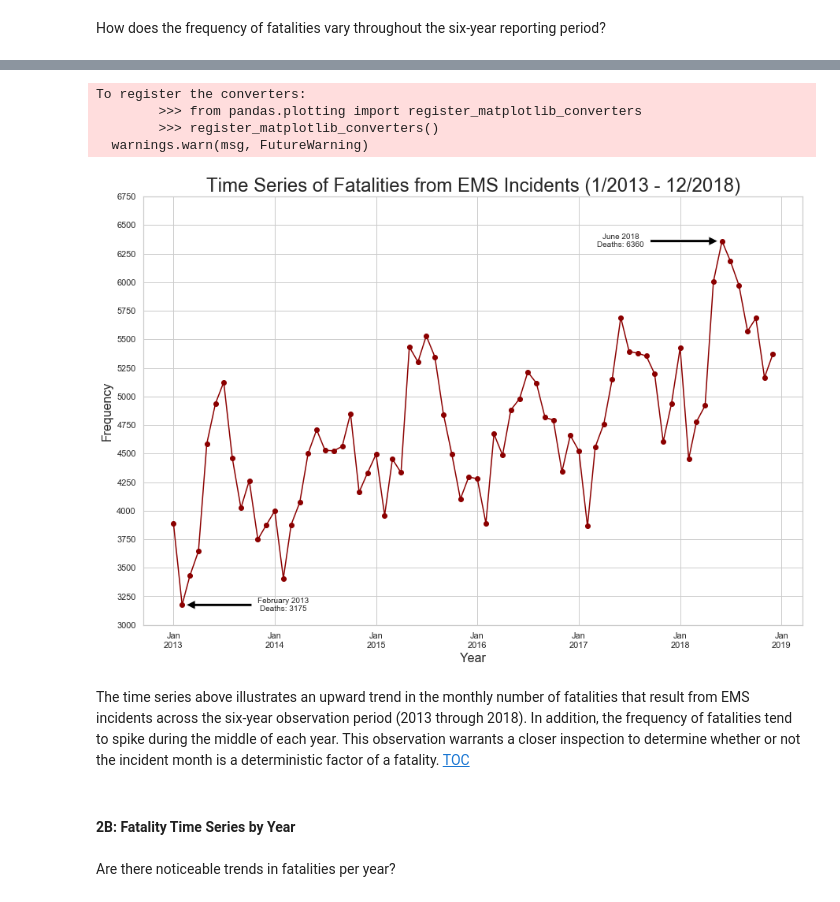
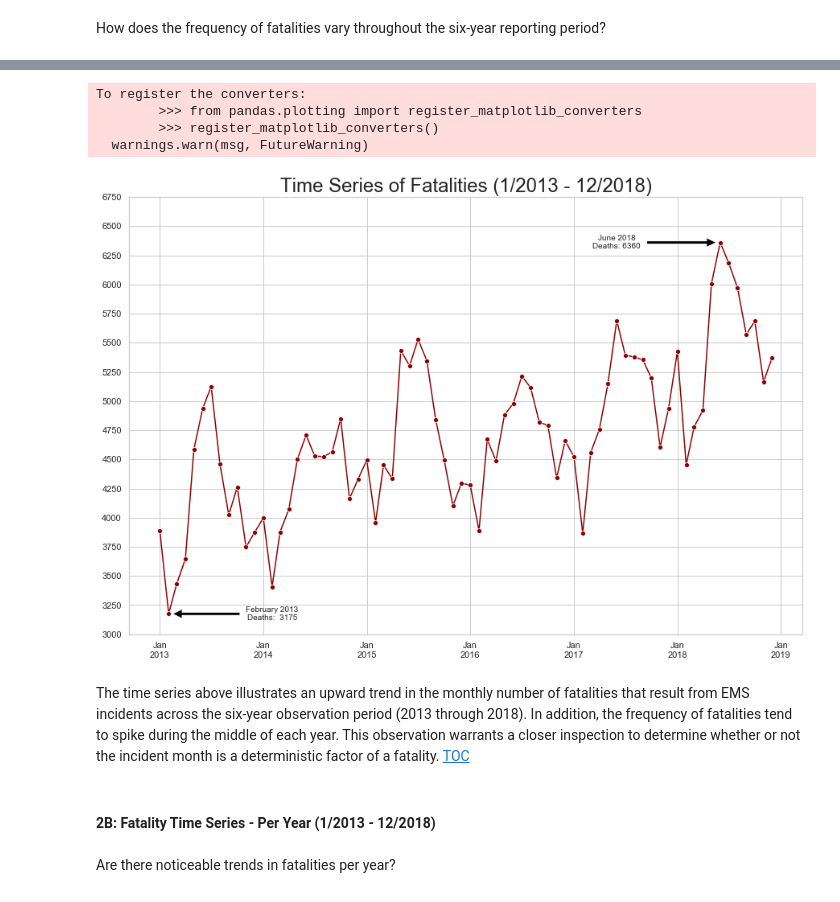
Before and after one commit to JD-Williams/Springboard, a Jupyter notebook: Capstones/Capstone 1/code/CP1-02_EDA.ipynb, the cells around one changed output, grey strips where cells are left out. Saved outputs shown, nothing was run; the diff lists cells and outputs as text; code cells hidden in the pictures.

```diff
--- a/Capstones/Capstone 1/code/CP1-02_EDA.ipynb
+++ b/Capstones/Capstone 1/code/CP1-02_EDA.ipynb
@@ -38,19 +38,20 @@ Exploratory data analysis was conducted prior to the development of any ML algor
 # Import packages and modules
 import pandas as pd
 import numpy as np
-import matplotlib.pyplot as plt
+
 import datetime
 import math
 import calendar
 import matplotlib.dates as mdates
 from collections import OrderedDict
-import seaborn as sns
 
+import matplotlib.pyplot as plt
+import seaborn as sb
 import shapefile as shp
 %matplotlib inline
 
-sns.set(style='whitegrid', palette='pastel', color_codes=True)
-sns.mpl.rc('figure', figsize=(10,6))
+sb.set(style='whitegrid', palette='pastel', color_codes=True)
+sb.mpl.rc('figure', figsize=(15,10))
 # %%
 # Assign file path
 file_path = '../data/clean_EMS_data.csv'
@@ -90,8 +117,0 @@ memory usage: 4.1 GB
-# %%
-# Change dtypes
-df['weekday'] = df.weekday.astype('category')
-df['borough'] = df.borough.astype('category')
-df['zipcode'] = df.zipcode.astype('category')
-df['held_indicator'] = df.held_indicator.astype('category')
-df['incident_dispatch_area'] = df.incident_dispatch_area.astype('category')
-df['incident_disposition_code'] = df.incident_disposition_code.astype('category')
@@ -190,4 +195,5 @@ Of the 7,988,028 observations used in this analysis, only 338,684 (~4.24%) resul
 How does the frequency of fatalities vary throughout the six-year reporting period?
 # %%
 # Group frequency of fatalities by month spanning 1/2013 - 12/2018
-death_plot = fatalities[['fatality']].groupby(fatalities.index.to_period("M")).sum()
+fate_yrs = fatalities[['fatality']].groupby(fatalities.index.to_period("M")).sum()
+#fate_yrs
@@ -267,41 +222,39 @@ def lbl_min_value(dfObj,ax,lbl_txt=None,x_off=0,y_off=0):
 # %%
 # Format xticks and axes
 years = mdates.YearLocator()
 years_fmt = mdates.DateFormatter('%b\n%Y')
 
-# Create plot, title, and axes labels
-fig1A, ax1A = plt.subplots(figsize=(15,10))
-ax1A.plot(death_plot.index.astype('datetime64'),
-          death_plot.fatality,
-          color='#8b0000',marker='o')
+# Visualize complete time series of fatalities
+fig2A, ax2A = plt.subplots(figsize=(15,10))
+ax2A = sb.lineplot(x=fate_yrs.index.astype('datetime64'),
+                   y='fatality',
+                   data=fate_yrs,
+                   color='#8b0000',marker='o')
+ax2A.set_title('Time Series of Fatalities (1/2013 - 12/2018)',size=24)
+ax2A.set_xlabel('',size=16)
+ax2A.set_ylabel('',size=16)
+ax2A.set_yticks([3000 + 250*i for i in range(16)])
 
-ax1A.set_title('Time Series of Fatalities from EMS Incidents (1/2013 - 12/2018)',size=24)
-ax1A.set_xlabel('Year',size=16)
-ax1A.set_ylabel('Frequency',size=16)
-ax1A.set_yticks([3000 + 250*i for i in range(16)])
+ax2A.xaxis.set_major_locator(years)
+ax2A.xaxis.set_major_formatter(years_fmt)
 
-ax1A.xaxis.set_major_locator(years)
-ax1A.xaxis.set_major_formatter(years_fmt)
-
-# Label months with maximum and minimum fatality
-#lbl_metric_value(death_plot,ax1A,np.max,lbl_txt='June 2018',x_off=-12,y_off=0)
-
-lbl_max_value(death_plot,ax1A,lbl_txt='June 2018',x_off=-12,y_off=0)
-lbl_min_value(death_plot,ax1A,lbl_txt='February 2013',x_off=+12,y_off=0)
+# Label months with minimum and maximum counts for fatalities
+lbl_metric_val(fate_yrs.fatality,ax2A,np.max,lbl_txt='June 2018\nDeaths:',x_off=-12,y_off=0)
+lbl_metric_val(fate_yrs.fatality,ax2A,np.min,lbl_txt='February 2013\nDeaths: ',x_off=12,y_off=0)
 
 #plt.savefig('../graphics/CP1-02_fig02A.png') # Export plot to PNG file
 plt.show()
 # %% [output]
 To register the converters:
         >>> from pandas.plotting import register_matplotlib_converters
         >>> register_matplotlib_converters()
   warnings.warn(msg, FutureWarning)
-[figure, old version]
+[figure, new version]
 # %% [markdown]
 The time series above illustrates an upward trend in the monthly number of fatalities that result from EMS incidents across the six-year observation period (2013 through 2018). In addition, the frequency of fatalities tend to spike during the middle of each year. This observation warrants a closer inspection to determine whether or not the incident month is a deterministic factor of a fatality. [TOC](#TOC)
 # %% [markdown]
 <a id='Sec02B'></a>
-#### 2B: Fatality Time Series by Year
+#### 2B: Fatality Time Series - Per Year (1/2013 - 12/2018)
 # %% [markdown]
 Are there noticeable trends in fatalities per year?
 # %%
```
Also changed, not shown: parts of 138 cells of this notebook.
